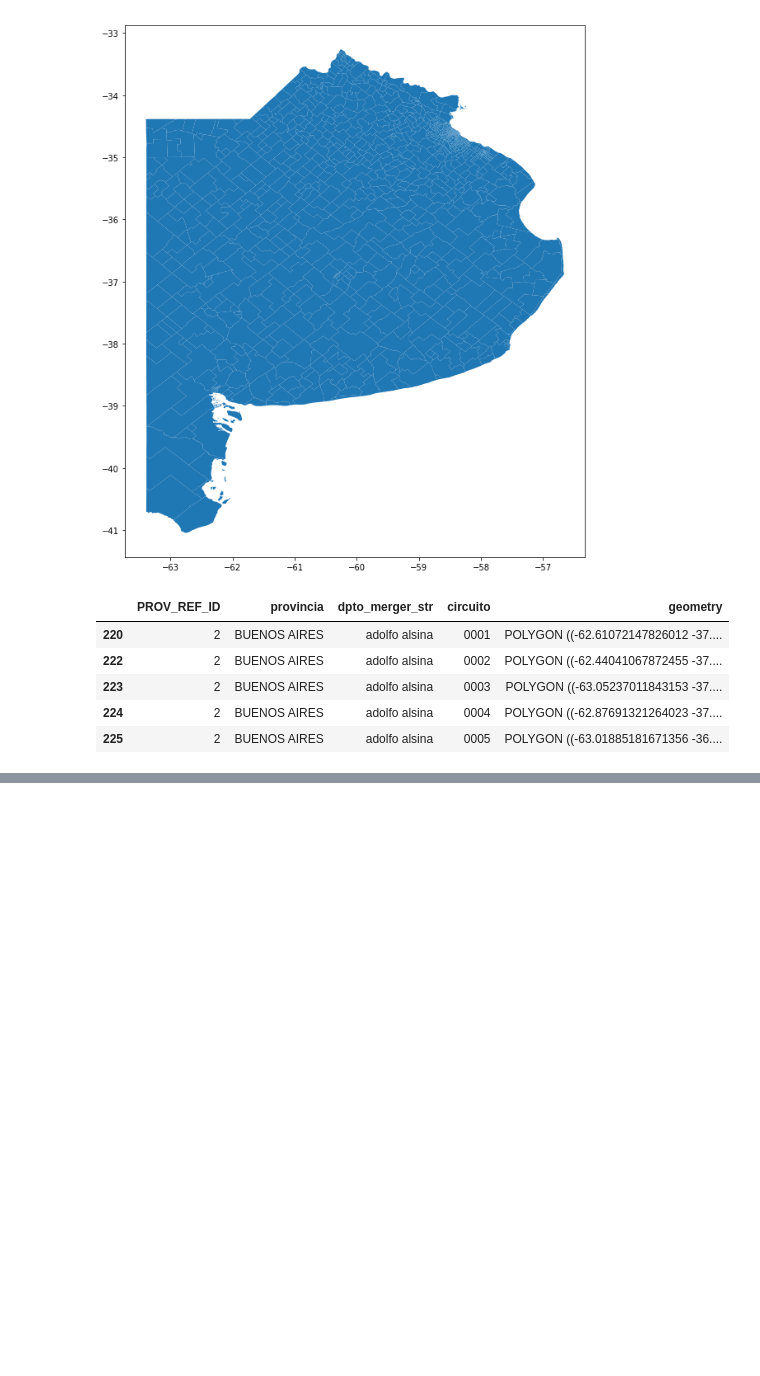
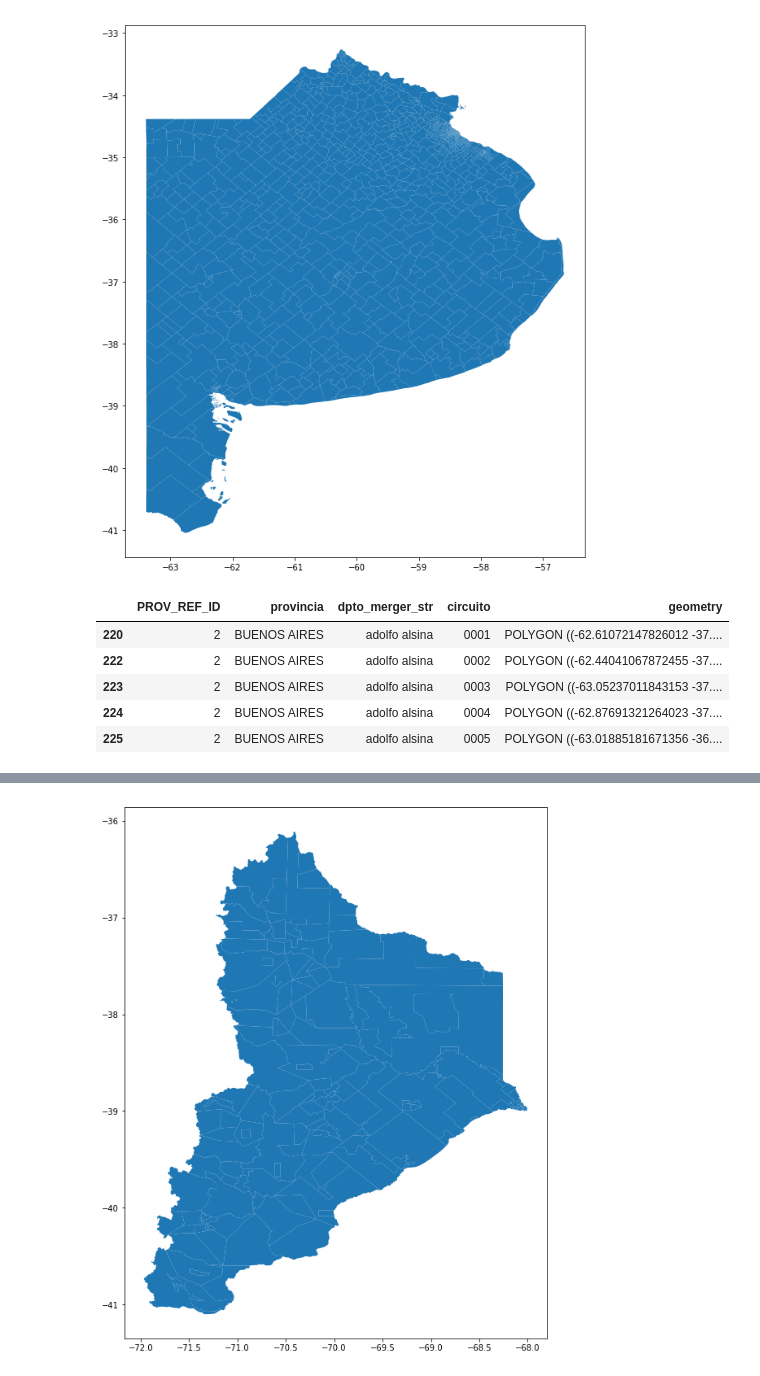
Before and after one commit to tartagalensis/EleccionesARG, a Jupyter notebook: code/01 - Limpiar GeoData de Circuitos.ipynb, the cells around one changed output, grey strips where cells are left out. Saved outputs shown, nothing was run; the diff lists cells and outputs as text; code cells hidden in the pictures; blank space fills up the shorter version.

```diff
--- a/code/01 - Limpiar GeoData de Circuitos.ipynb
+++ b/code/01 - Limpiar GeoData de Circuitos.ipynb
@@ -11,6 +11,8 @@ import pandas as pd
 # from mapbox_tools import df_to_geojson
 
 from unidecode import unidecode
+# %%
+provincias_list = [u'CIUDAD AUTONOMA DE BS.AS.', u'BUENOS AIRES']
 # %%
 import geopandas as gpd
 df_list = []
@@ -47,7 +49,8 @@ import matplotlib.pyplot as plt
 %matplotlib inline
 
 fig, ax = plt.subplots(1, figsize = (10, 12))
-circuitos = circuitos.loc[circuitos.provincia.isin([u'CIUDAD AUTONOMA DE BS.AS.', u'BUENOS AIRES'])]
+circuitos = circuitos.loc[circuitos.provincia.isin(provincias_list)]
+# circuitos = circuitos.loc[circuitos.provincia.isin([u'NEUQUEN'])]
 circuitos.plot(linewidth = 0, ax = ax)
 
 circuitos['CODIGO PROVINCIA'] = circuitos.indec_p.astype(int)
@@ -89,0 +72,12 @@ circuitos
+# %%
+import matplotlib.pyplot as plt
+%matplotlib inline
+
+fig, ax = plt.subplots(1, figsize = (10, 12))
+circuitos = circuitos.loc[circuitos.provincia.isin([u'NEUQUEN'])]
+circuitos.plot(linewidth = 0, ax = ax)
+
+circuitos['CODIGO PROVINCIA'] = circuitos.indec_p.astype(int)
+plt.show()
+# %% [output]
+[figure, added]
```
Also changed, not shown: parts of 1 cell of this notebook, 6 other files.
